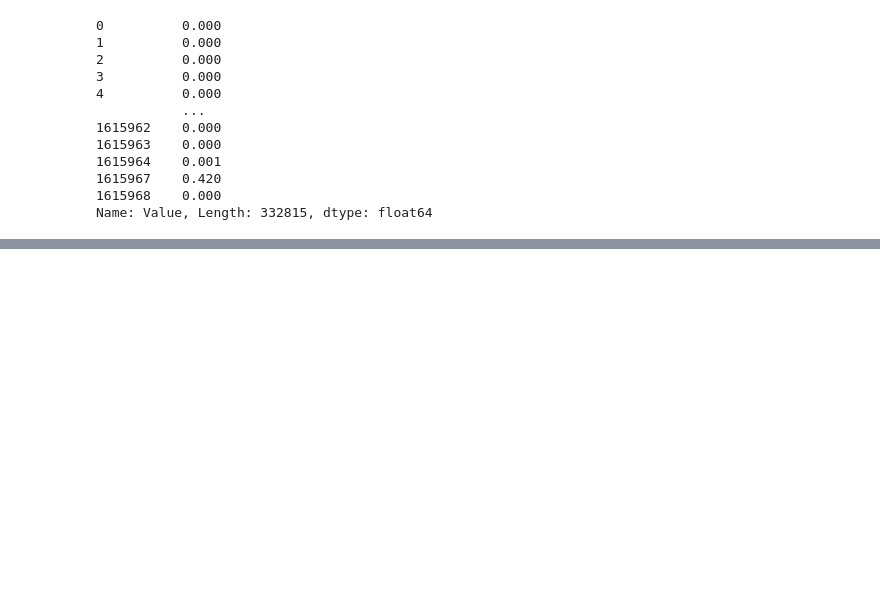
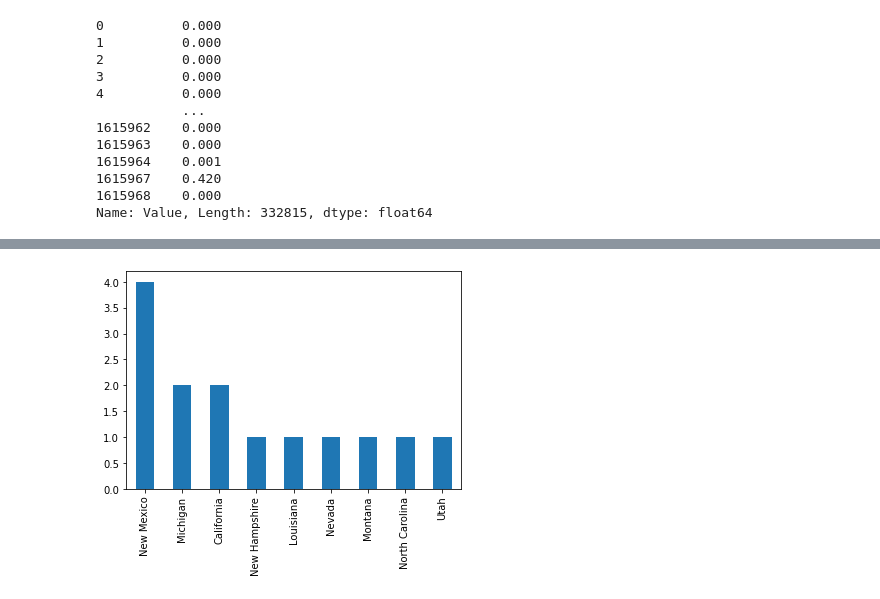
Before and after one commit to ramuir/US_Water_Contaminants, a Jupyter notebook: Water_Data.ipynb, the cells around one changed output, grey strips where cells are left out. Cells and saved outputs as stored; diff of their text form; code cells hidden in the pictures; blank space fills up the shorter version.

Commit message:
added graphs, unit change, and system name

```diff
--- a/Water_Data.ipynb
+++ b/Water_Data.ipynb
@@ -3,7 +3,7 @@ import pandas as pd
 import os
 # %%
 # CSV for states fullname
-states_fullname = pd.read_csv('statelatlong.csv').rename(columns={'State':'State Code','City': 'State'})
+states_fullname = pd.read_csv('static/data/statelatlong.csv').rename(columns={'State':'State Code','City': 'State'})
 states_fullname.head()
 # %% [output]
 |  | State Code | Latitude | Longitude | State |
@@ -48,6 +53,6 @@ clean_columns.loc[clean_columns['Analyte Name']=='ASBESTOS', 'Unit'] ='MFL'
 clean_columns.loc[clean_columns['Analyte Name']=='CYANIDE', 'Unit'] ='MG/L'
 clean_columns.loc[clean_columns['Analyte Name']=='MERCURY', 'Unit'] ='MG/L'
 clean_columns.loc[clean_columns['Analyte Name']=='OXAMYL', 'Unit'] ='UG/L'
-clean_columns.loc[clean_columns['Analyte Name']=='PICLORAM', 'Unit'] ='UG/L'
+clean_columns.loc[clean_columns['Analyte Name']=='PICLORAM', 'Unit'] ='MG/L'
 clean_columns.loc[clean_columns['Analyte Name']=='SELENIUM', 'Unit'] ='MG/L'
 clean_columns.loc[clean_columns['Analyte Name']=='TOTAL POLYCHLORINATED BIPHENYLS (PCB)', 'Unit'] ='UG/L'
@@ -84,0 +164,17 @@ Name: Value, Length: 332815, dtype: float64
+# %%
+#Wort state by danger level counts
+df_danger = pd.concat([danger_levels_picloram,
+                       danger_levels_asbestos,
+                       danger_levels_pcb,
+                       danger_levels_oxamyl,
+                       danger_levels_flouride,
+                       danger_levels_mercury,
+                       danger_levels_selenium,
+                       danger_levels_arsenic])
+
+df_danger.dropna(subset=['State'], how='all', inplace=True)
+danger_states = df_danger['State'].value_counts()
+danger_states.plot(kind='bar')
+plt.show()
+# %% [output]
+[figure, added]
```
Also changed, not shown: parts of 10 cells of this notebook, 1 other file.
